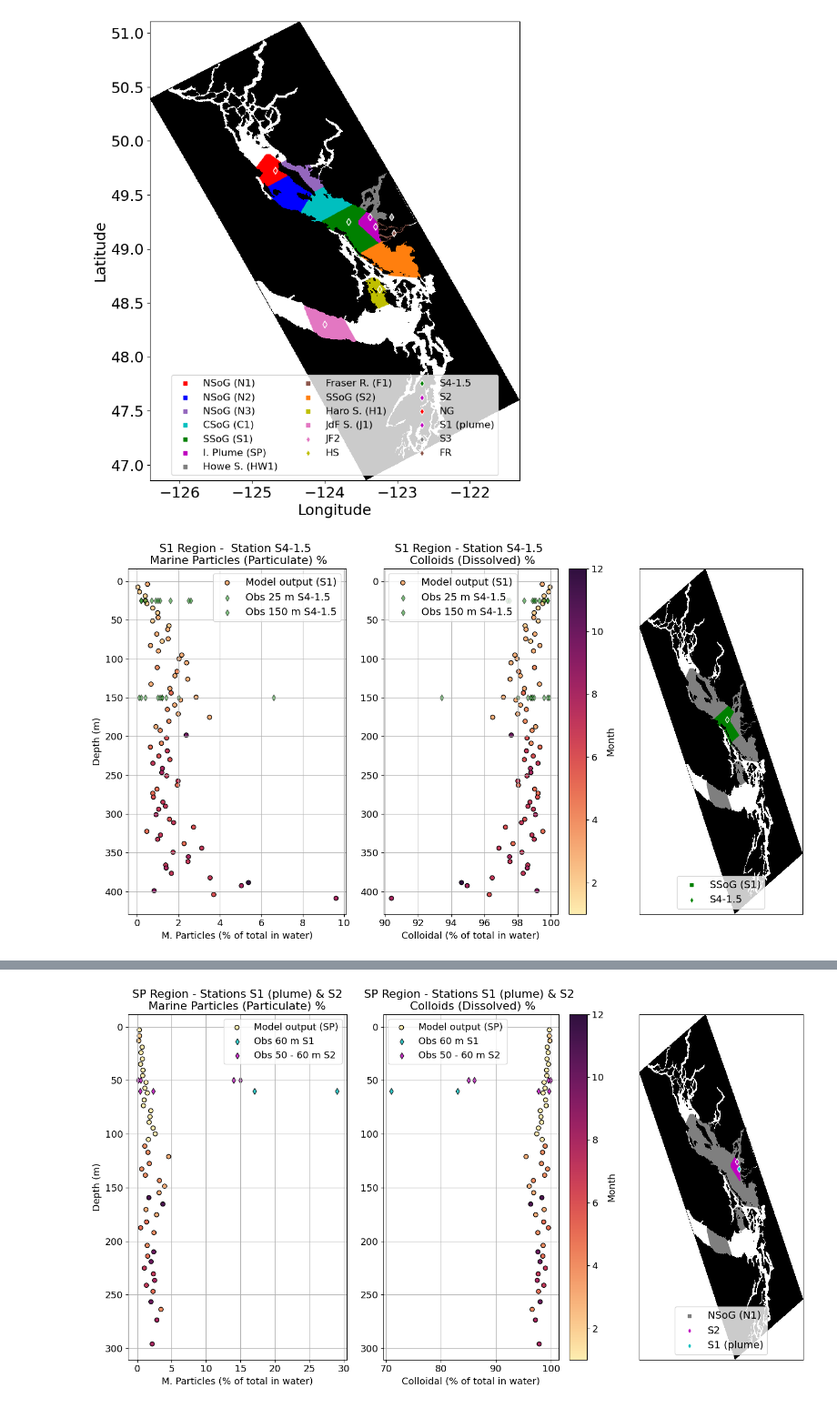
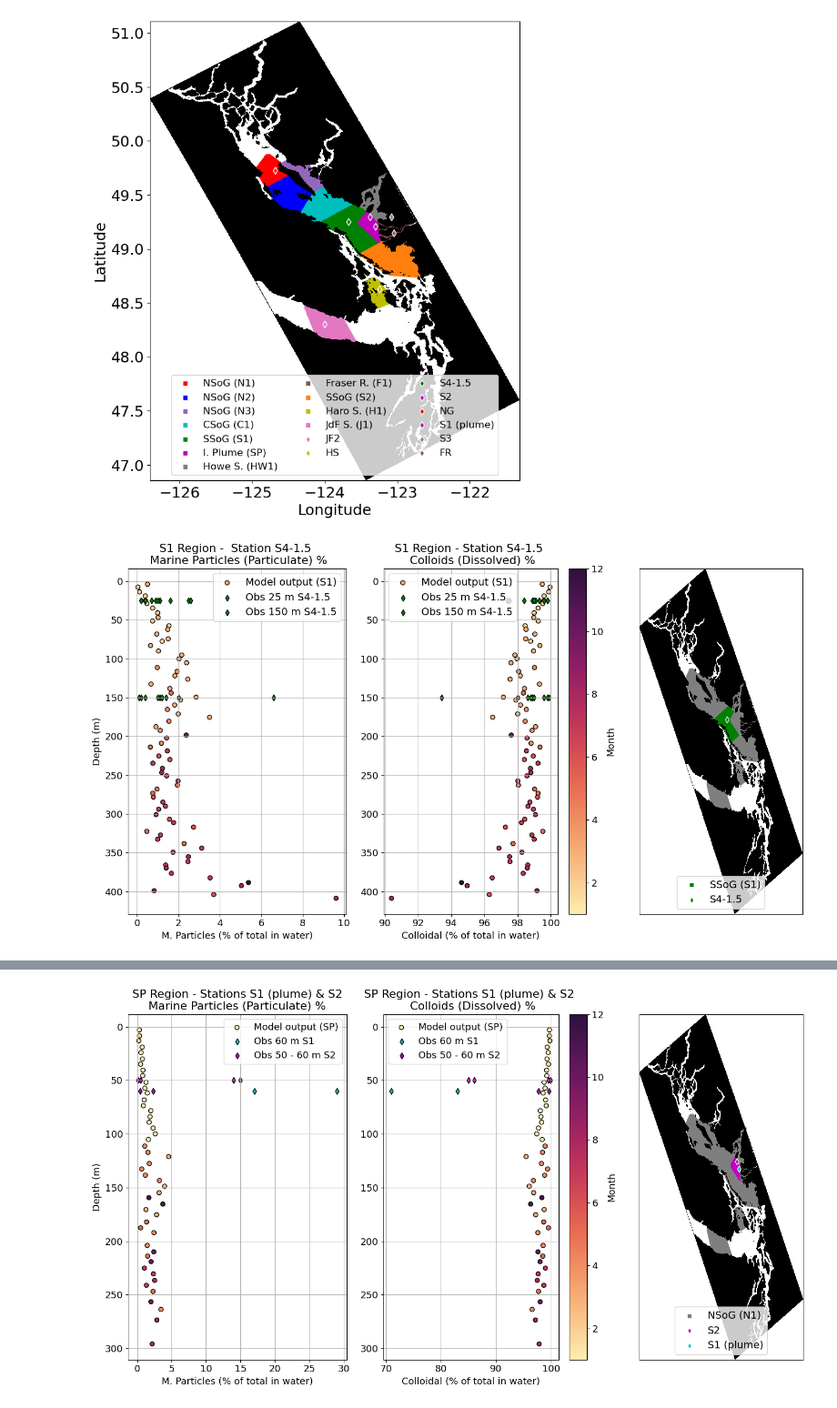
Before and after one commit to SalishSeaCast/analysis-vicente, a Jupyter notebook: Ocean_Parcels/PBDE_simulations/Particulate_Dissolved_ratios_depths.ipynb, the cells around one changed output, grey strips where cells are left out. Shown at 91% size. Cells and saved outputs as stored; diff of their text form; code cells hidden in the pictures.

Commit message:
updated plots of particulate and dissolved PBDEs

```diff
--- a/Ocean_Parcels/PBDE_simulations/Particulate_Dissolved_ratios_depths.ipynb
+++ b/Ocean_Parcels/PBDE_simulations/Particulate_Dissolved_ratios_depths.ipynb
@@ -172,8 +172,8 @@ fig, ax = plt.subplots(1, 3, figsize=(14, 8), gridspec_kw={'width_ratios': [2, 2
 S4_15_plot = ax[0].scatter(status_ratio_S1 * 100, status_vertical_S1['Avg. Depth'], c=status_vertical_S1['Mode Month']
                            , cmap = color_meses, edgecolor = 'k', label='Model output (S1)',vmin=1, vmax=12)
 plt.colorbar(S4_15_plot, ax = ax[1], label = 'Month')
-ax[0].scatter(part_S4_15_0, depth_avg_S4_15_0, c='g', marker = 'd', edgecolor = 'k', alpha=0.5, label=f'Obs {depth_shallow} m S4-1.5')
-ax[0].scatter(part_S4_15_1, depth_avg_S4_15_1, c='g', marker = 'd', edgecolor = 'k', alpha=0.5, label=f'Obs {depth_deep} m S4-1.5')
+ax[0].scatter(part_S4_15_0, depth_avg_S4_15_0, c='g', marker = 'd', edgecolor = 'k', label=f'Obs {depth_shallow} m S4-1.5')
+ax[0].scatter(part_S4_15_1, depth_avg_S4_15_1, c='g', marker = 'd', edgecolor = 'k', label=f'Obs {depth_deep} m S4-1.5')
 
 #ax[0].errorbar(mean_shallow, depth_shallow, xerr=std_shallow, fmt='d', color='darkgreen', capsize=5, label=f'{depth_shallow} m mean ± std')
 #ax[0].errorbar(mean_deep, depth_deep, xerr=std_deep, fmt='d', color='darkblue', capsize=5, label=f'{depth_deep} m mean ± std')
@@ -205,8 +205,8 @@ ax[1].scatter(status_ratio_S1_comp, status_vertical_S1['Avg. Depth'], c=status_v
 
 
 # Observations
-ax[1].scatter(part_S4_15_0_comp, depth_avg_S4_15_0, c='g', marker = 'd', edgecolor = 'k', alpha=0.5, label=f'Obs {depth_shallow} m S4-1.5')
-ax[1].scatter(part_S4_15_1_comp, depth_avg_S4_15_1, c='g', marker = 'd', edgecolor = 'k', alpha=0.5, label=f'Obs {depth_deep} m S4-1.5')
+ax[1].scatter(part_S4_15_0_comp, depth_avg_S4_15_0, c='g', marker = 'd', edgecolor = 'k', label=f'Obs {depth_shallow} m S4-1.5')
+ax[1].scatter(part_S4_15_1_comp, depth_avg_S4_15_1, c='g', marker = 'd', edgecolor = 'k', label=f'Obs {depth_deep} m S4-1.5')
 
 # Mean ± std
 #ax[1].errorbar(mean_shallow_comp, depth_shallow, xerr=std_shallow, fmt='d', color='green', capsize=5, label=f'{depth_shallow} m mean ± std')
@@ -216,34 +216,34 @@ ax[1].scatter(part_S4_15_1_comp, depth_avg_S4_15_1, c='g', marker = 'd', edgecol
 #ax[1].plot([min_shallow_comp, max_shallow_comp], [depth_shallow, depth_shallow], color='green', linewidth=2, label=f'{depth_shallow} m min–max')
 #ax[1].plot([min_deep_comp, max_deep_comp], [depth_deep, depth_deep], color='blue', linewidth=2, label=f'{depth_deep} m min–max')
 
 # Formatting
 ax[1].invert_yaxis()
 ax[1].set_xlabel('Colloidal (% of total in water)')
 ax[1].set_title('S1 Region - Station S4-1.5 \n Colloids (Dissolved) %')
 ax[1].grid(True)
 ax[1].legend(loc='best', fontsize = 14)
 #
 # Map
 ax[2].scatter(lon_NSoG_N1, lat_NSoG_N1, c = colors_regions[6], s = 20, marker = 's')
 ax[2].scatter(lon_NSoG_N2, lat_NSoG_N2, c = colors_regions[6],s = 20,  marker = 's')
 ax[2].scatter(lon_NSoG_N3, lat_NSoG_N3, c = colors_regions[6],s = 20,  marker = 's')
 ax[2].scatter(lon_CSoG_C1, lat_CSoG_C1, c = colors_regions[6],s = 20, marker = 's')
 ax[2].scatter(lon_SSoG_S1, lat_SSoG_S1, c = colors_regions[4],s = 20, marker = 's', label=regions[4])
 ax[2].scatter(lon_SSoG_SP, lat_SSoG_SP, c = colors_regions[6],s = 20, marker = 's')
 ax[2].scatter(lon_Howe_HW1, lat_Howe_HW1,c = colors_regions[6], s = 20, marker = 's')
 ax[2].scatter(lon_Fraser_F1, lat_Fraser_F1, c = colors_regions[6], s = 20, marker = 's')
 ax[2].scatter(lon_SSoG_S2, lat_SSoG_S2,c = colors_regions[6], s = 20 ,marker = 's')
 ax[2].scatter(lon_Haro_H1, lat_Haro_H1,c = colors_regions[6],s = 20,marker = 's')
 ax[2].scatter(lon_Juan_J1, lat_Juan_J1, c = colors_regions[6],s = 20,marker = 's')
 ax[2].pcolormesh(mask['nav_lon'], mask['nav_lat'], mask['tmask'][0][0], cmap = cmap)
 ax[2].scatter(lon[2], lat[2], marker = 'd', edgecolors='w', c = color_stations[2], label = stations[2])
 ax[2].legend(loc = 'lower center', fontsize = 14)
 ax[2].tick_params(which='both', bottom=False, top=False, left=False, right=False,
         labelbottom=False, labelleft=False)
 plt.tight_layout()
 plt.show()
 # %% [output]
-[figure, old version]
+[figure, new version]
 # %%
 
 # model status ratio for N1
```
Also changed, not shown: parts of 2 cells of this notebook.
